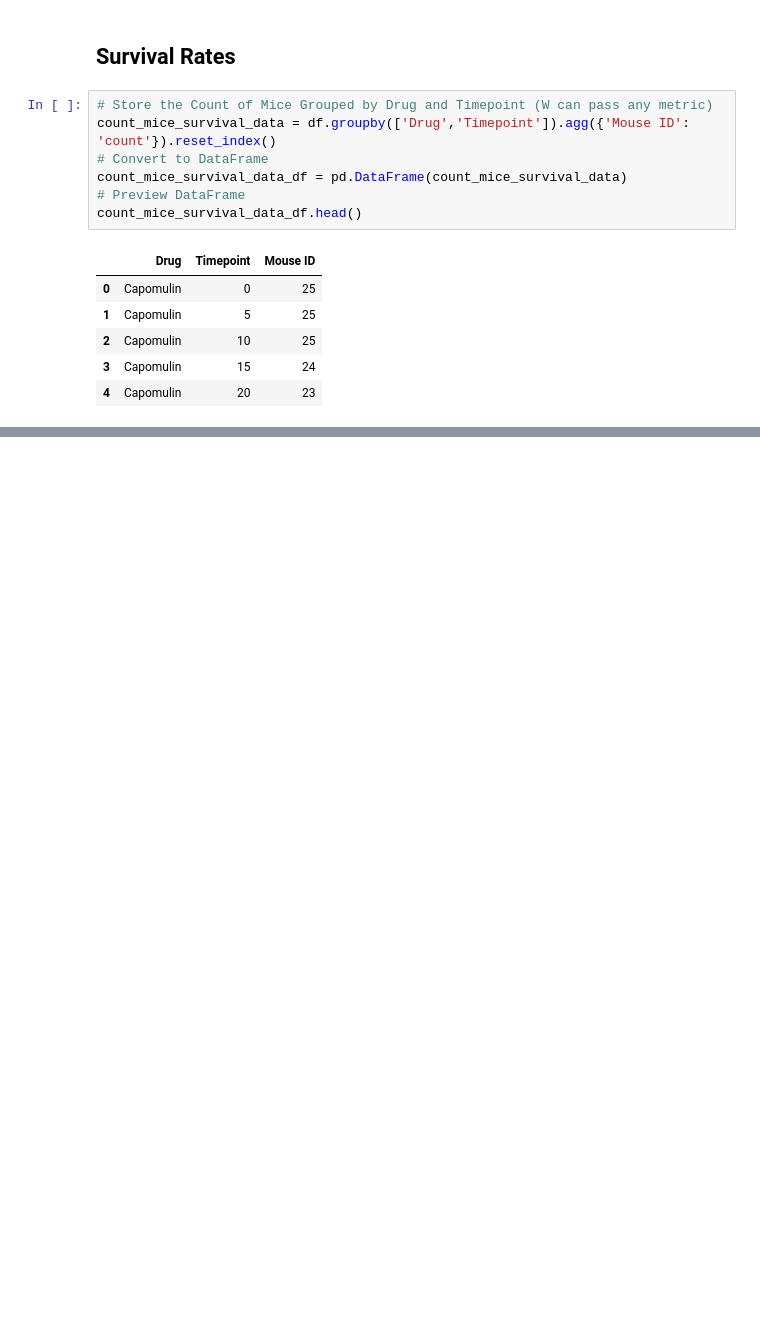
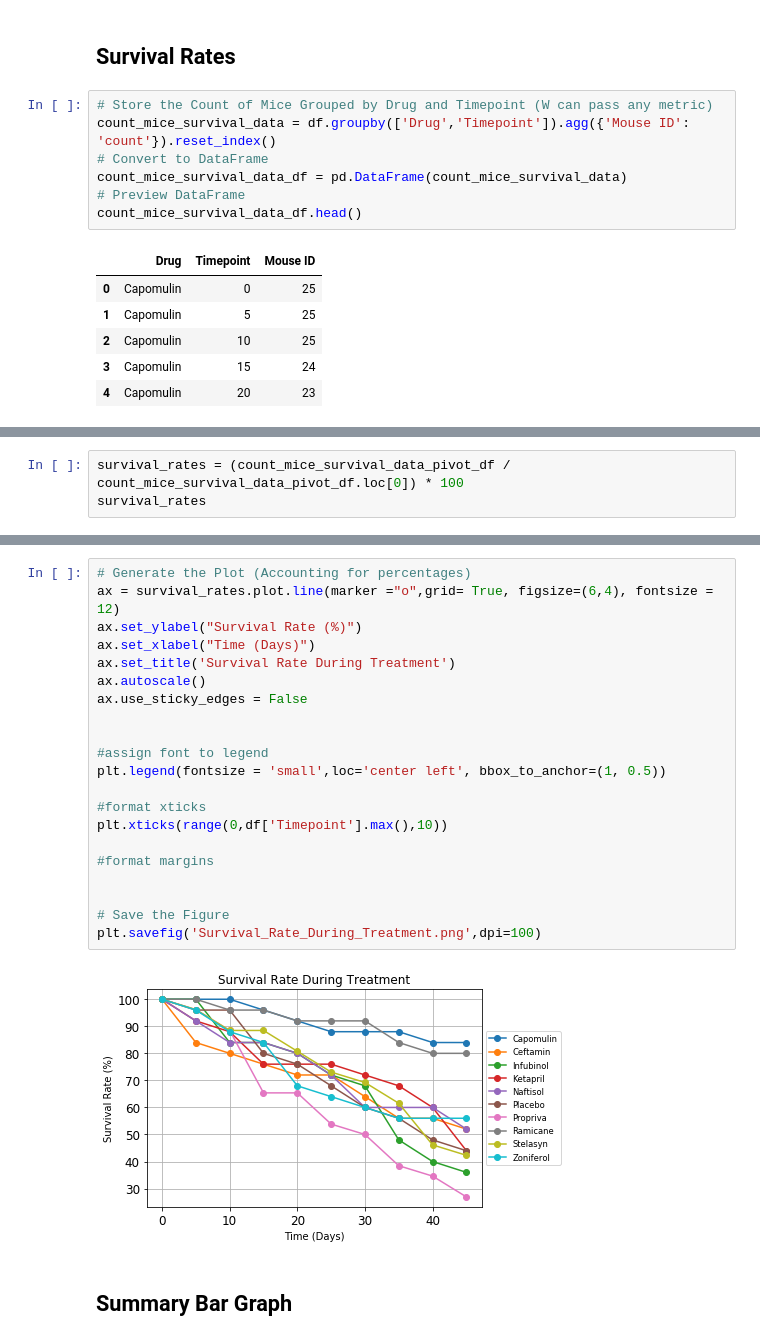
Before and after one commit to JosefinaAureaAmaro/02_Python_Matplotlib, a Jupyter notebook: Pymaceuticals_pymaceuticals_starter.ipynb, the cells around one changed output, grey strips where cells are left out. Drawn from its saved outputs; the diff is of its cells as text; blank space fills up the shorter version.

```diff
--- a/Pymaceuticals_pymaceuticals_starter.ipynb
+++ b/Pymaceuticals_pymaceuticals_starter.ipynb
@@ -215,0 +257,3 @@ plt.show()
+# %%
+survival_rates = (count_mice_survival_data_pivot_df / count_mice_survival_data_pivot_df.loc[0]) * 100
+survival_rates
@@ -215,0 +273,25 @@ plt.show()
+# %%
+# Generate the Plot (Accounting for percentages)
+ax = survival_rates.plot.line(marker ="o",grid= True, figsize=(6,4), fontsize = 12)
+ax.set_ylabel("Survival Rate (%)")
+ax.set_xlabel("Time (Days)")
+ax.set_title('Survival Rate During Treatment')
+ax.autoscale()
+ax.use_sticky_edges = False
+
+
+#assign font to legend
+plt.legend(fontsize = 'small',loc='center left', bbox_to_anchor=(1, 0.5))
+
+#format xticks
+plt.xticks(range(0,df['Timepoint'].max(),10))
+
+#format margins
+
+
+# Save the Figure
+plt.savefig('Survival_Rate_During_Treatment.png',dpi=100)
+# %% [output]
+[figure, added]
+# %% [markdown]
+## Summary Bar Graph
```
Also changed, not shown: parts of 21 cells of this notebook.
